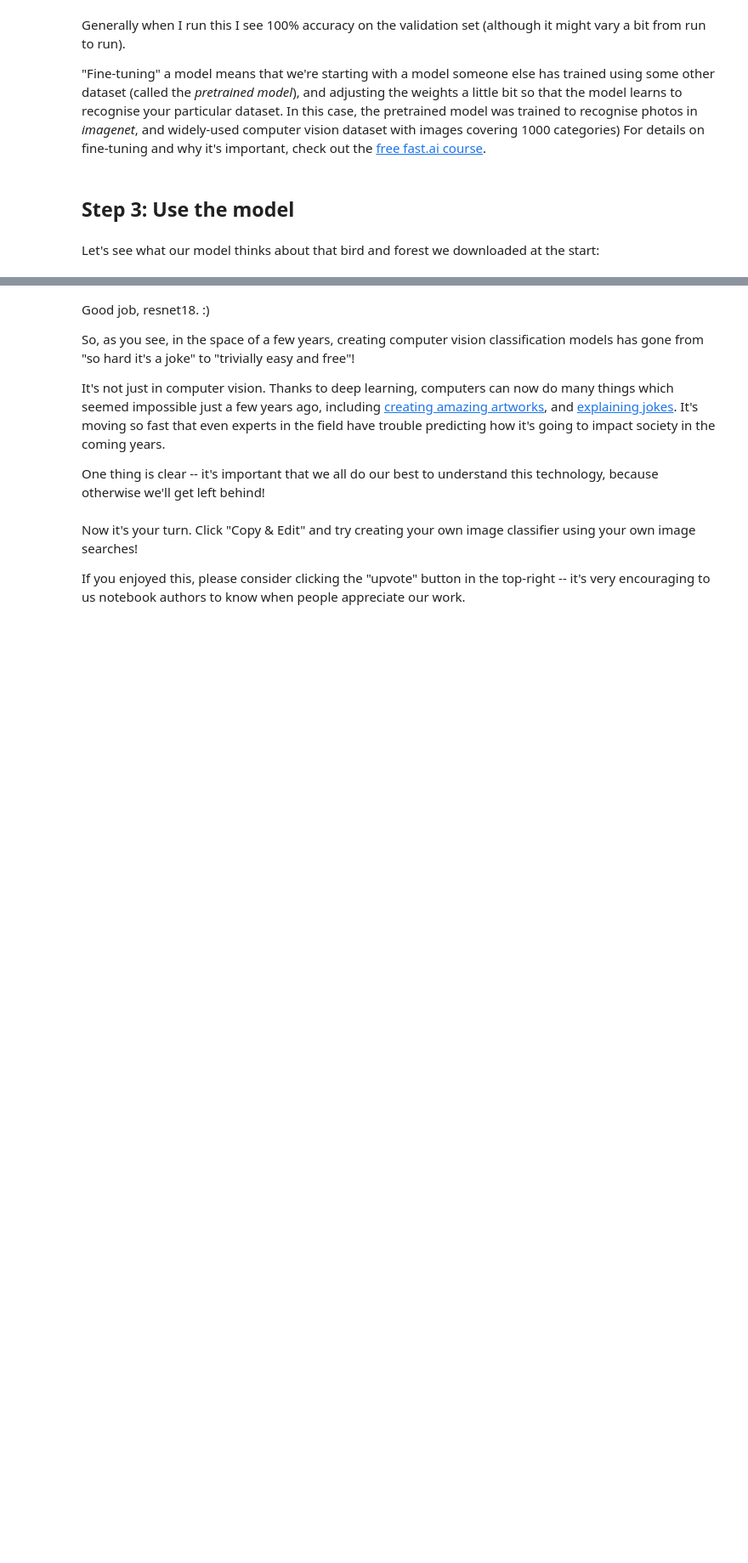
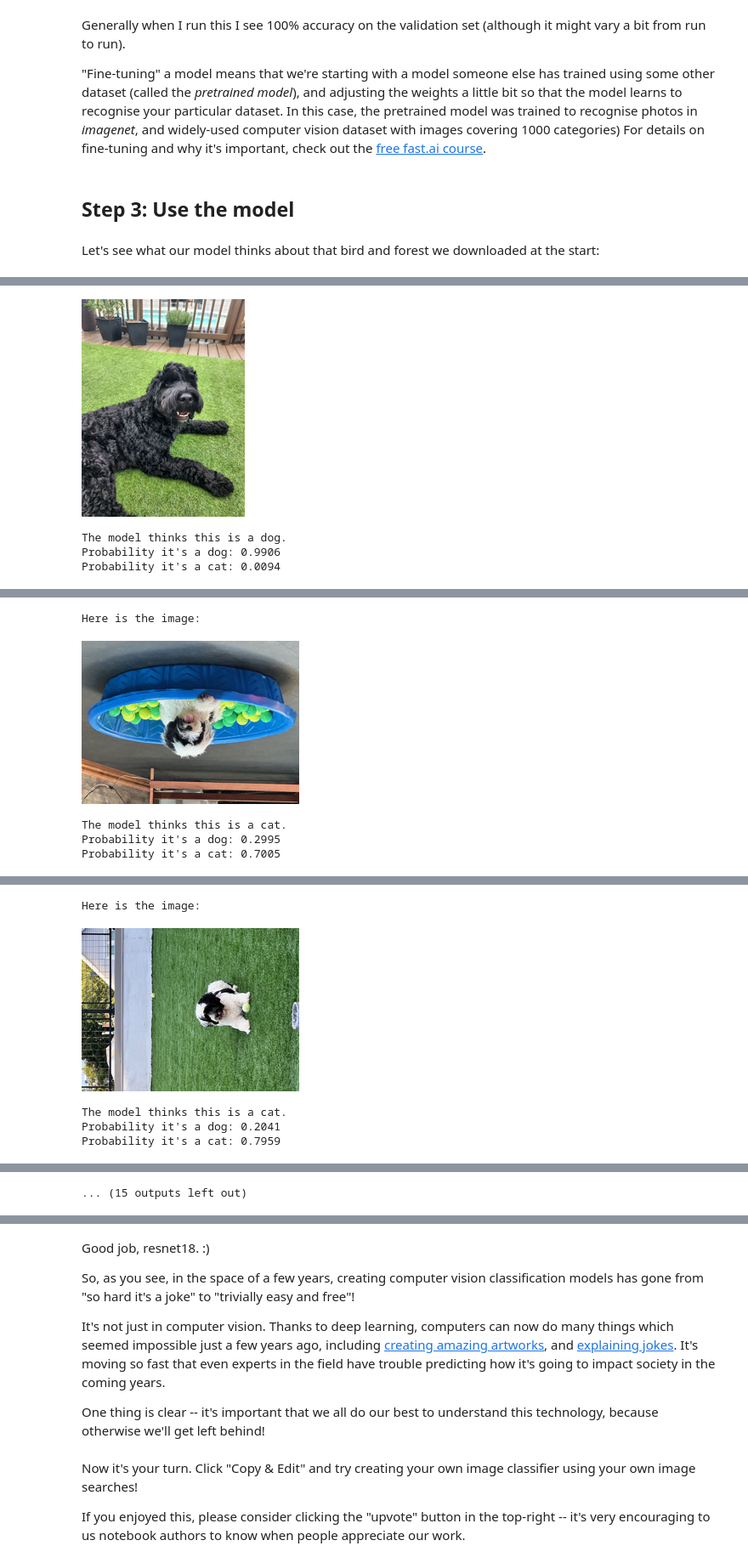
Before and after one commit to dphummel/AI, a Jupyter notebook: computer-vision-is-it-a-dog.ipynb, the cells around one changed output, grey strips where cells are left out. Shown at 85% size. Drawn from its saved outputs; the diff is of its cells as text; code cells hidden in the pictures; blank space fills up the shorter version.

```diff
--- a/computer-vision-is-it-a-dog.ipynb
+++ b/computer-vision-is-it-a-dog.ipynb
@@ -198,7 +250,7 @@ print(f"Probability it's a dog: {prob[1]:.4f}")
 print(f"Probability it's a cat: {prob[0]:.4f}")
 
 # Test the model using Chica's image
-result,_,prob = learn.predict(PILImage.create(cat_image))
+result,_,prob = learn.predict(PILImage.create(chica_image))
 print("Here is the image:")
 display(chica_image.to_thumb(256, 256))
 print(f"The model things this is a {result}.")
@@ -212,3 +264,4 @@ display(bird_image.to_thumb(256, 256))
 print(f"The model thinks this is a {result}.")
 print(f"Probability it's a dog: {prob[1]:.4f}")
 print(f"Probability it's a cat: {prob[0]:.4f}")
+# %% [output]
@@ -214,0 +269,4 @@ print(f"Probability it's a cat: {prob[0]:.4f}")
+[figure, added]
+The model thinks this is a dog.
+Probability it's a dog: 0.9906
+Probability it's a cat: 0.0094
@@ -214,0 +274,5 @@ print(f"Probability it's a cat: {prob[0]:.4f}")
+Here is the image:
+[figure, added]
+The model thinks this is a cat.
+Probability it's a dog: 0.2995
+Probability it's a cat: 0.7005
@@ -214,0 +280,5 @@ print(f"Probability it's a cat: {prob[0]:.4f}")
+Here is the image:
+[figure, added]
+The model thinks this is a cat.
+Probability it's a dog: 0.2041
+Probability it's a cat: 0.7959
@@ -215,3 +286,4 @@ print(f"Probability it's a cat: {prob[0]:.4f}")
+... (15 outputs left out)
 # %%
 interp = ClassificationInterpretation.from_learner(learn)
 interp.plot_confusion_matrix()
```
Also changed, not shown: parts of 15 cells of this notebook.
